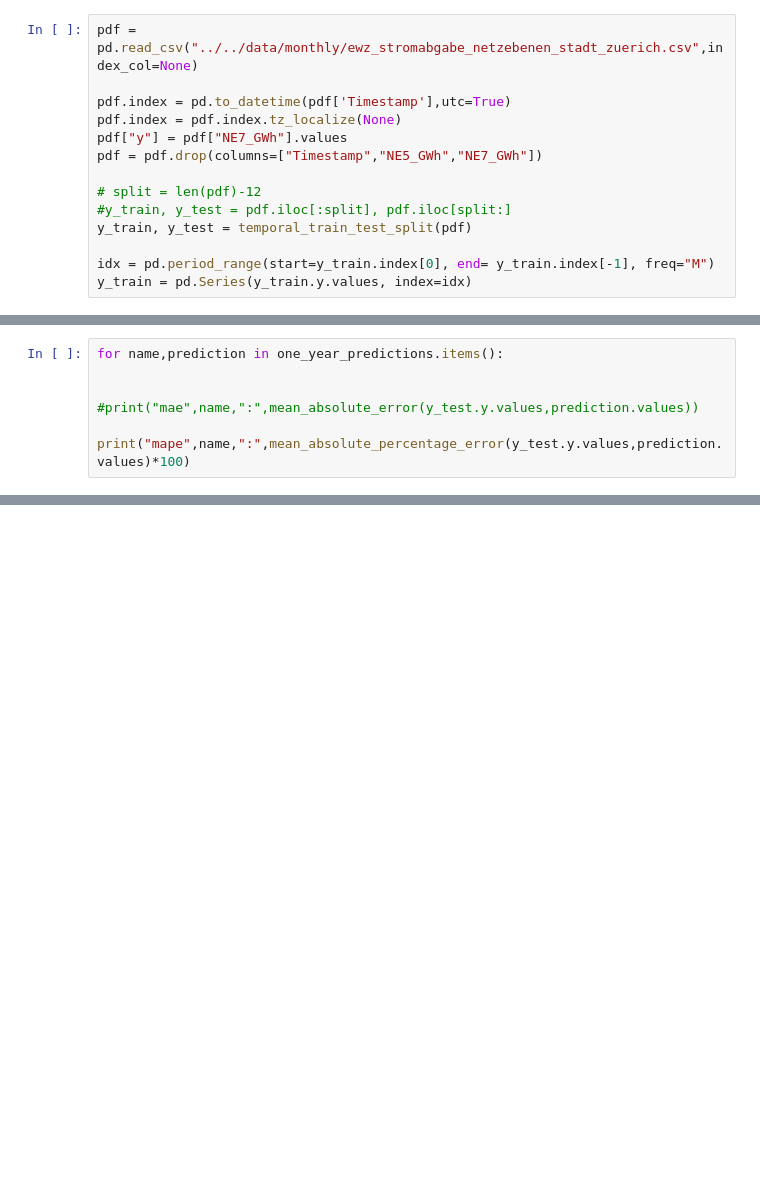
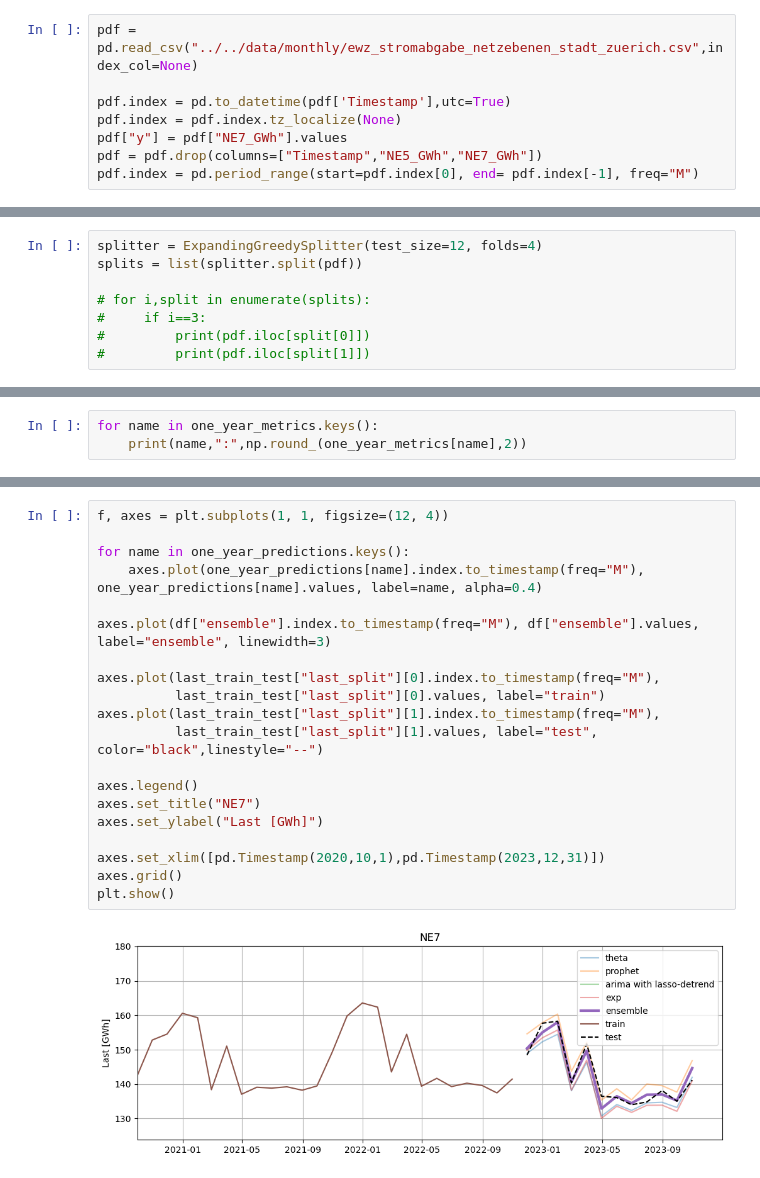
Before and after one commit to sbuse/ts_forecasting, a Jupyter notebook: mittelfristlastprognose/scripts_monthly/local_models/sktime base learners.ipynb, the cells around one changed output, grey strips where cells are left out. Cells and saved outputs as stored; diff of their text form; blank space fills up the shorter version.

```diff
--- a/mittelfristlastprognose/scripts_monthly/local_models/sktime base learners.ipynb
+++ b/mittelfristlastprognose/scripts_monthly/local_models/sktime base learners.ipynb
@@ -27,10 +29,4 @@ pdf.index = pd.to_datetime(pdf['Timestamp'],utc=True)
 pdf.index = pdf.index.tz_localize(None)
 pdf["y"] = pdf["NE7_GWh"].values
 pdf = pdf.drop(columns=["Timestamp","NE5_GWh","NE7_GWh"])
-
-# split = len(pdf)-12
-#y_train, y_test = pdf.iloc[:split], pdf.iloc[split:]
-y_train, y_test = temporal_train_test_split(pdf)
-
-idx = pd.period_range(start=y_train.index[0], end= y_train.index[-1], freq="M")
-y_train = pd.Series(y_train.y.values, index=idx)
+pdf.index = pd.period_range(start=pdf.index[0], end= pdf.index[-1], freq="M")
@@ -37,3 +41,11 @@ y_train = pd.Series(y_train.y.values, index=idx)
+# %%
+splitter = ExpandingGreedySplitter(test_size=12, folds=4)
+splits = list(splitter.split(pdf))
+
+# for i,split in enumerate(splits):
+#     if i==3:
+#         print(pdf.iloc[split[0]])
+#         print(pdf.iloc[split[1]])
 # %%
 warnings.filterwarnings('ignore')
 arima = TransformedTargetForecaster([
@@ -75,5 +97,0 @@ for name,forecaster in forecasters.items():
-# %%
-for name,prediction in one_year_predictions.items():
-
-    #print("mae",name,":",mean_absolute_error(y_test.y.values,prediction.values))
-    print("mape",name,":",mean_absolute_percentage_error(y_test.y.values,prediction.values)*100)
@@ -103,0 +98,3 @@ plt.show()
+# %%
+for name in one_year_metrics.keys():
+    print(name,":",np.round_(one_year_metrics[name],2))
@@ -131,0 +137,22 @@ opt_weights_df
+# %%
+f, axes = plt.subplots(1, 1, figsize=(12, 4))
+
+for name in one_year_predictions.keys():
+    axes.plot(one_year_predictions[name].index.to_timestamp(freq="M"), one_year_predictions[name].values, label=name, alpha=0.4)
+
+axes.plot(df["ensemble"].index.to_timestamp(freq="M"), df["ensemble"].values, label="ensemble", linewidth=3)
+
+axes.plot(last_train_test["last_split"][0].index.to_timestamp(freq="M"),
+          last_train_test["last_split"][0].values, label="train")
+axes.plot(last_train_test["last_split"][1].index.to_timestamp(freq="M"),
+          last_train_test["last_split"][1].values, label="test", color="black",linestyle="--")
+
+axes.legend()
+axes.set_title("NE7")
+axes.set_ylabel("Last [GWh]")
+
+axes.set_xlim([pd.Timestamp(2020,10,1),pd.Timestamp(2023,12,31)])
+axes.grid()
+plt.show()
+# %% [output]
+[figure, added]
```
Also changed, not shown: parts of 10 cells of this notebook, 2 other files.
